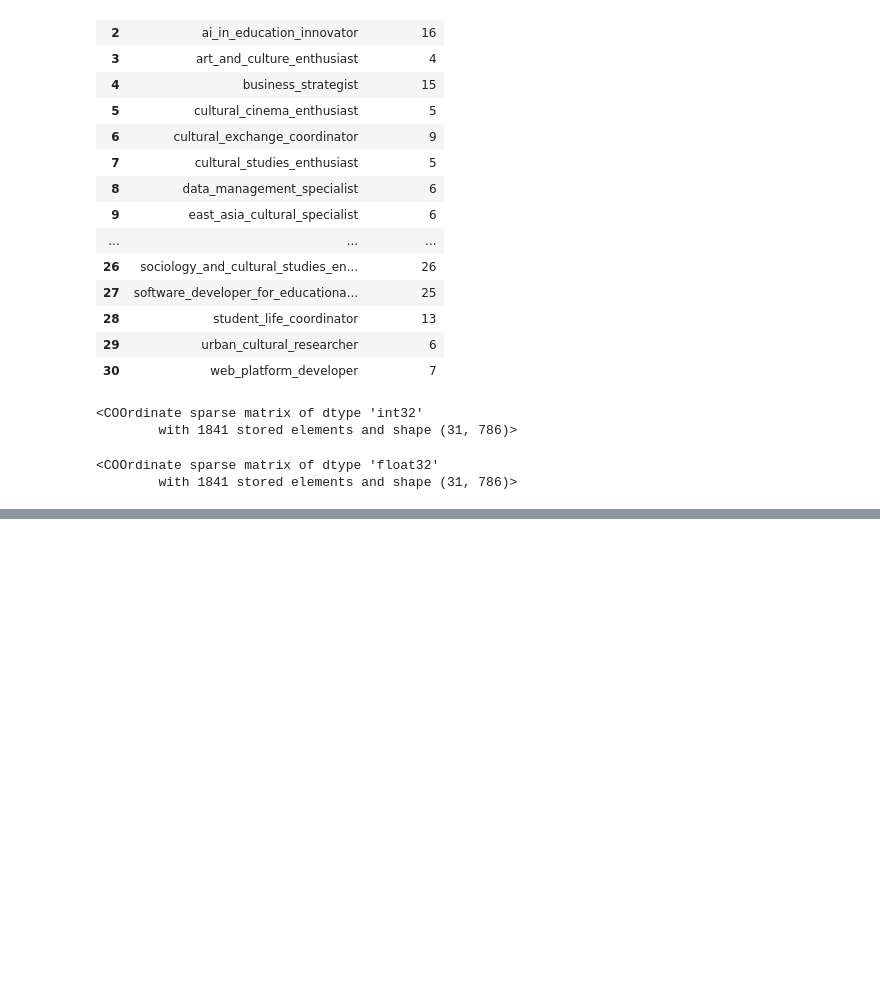
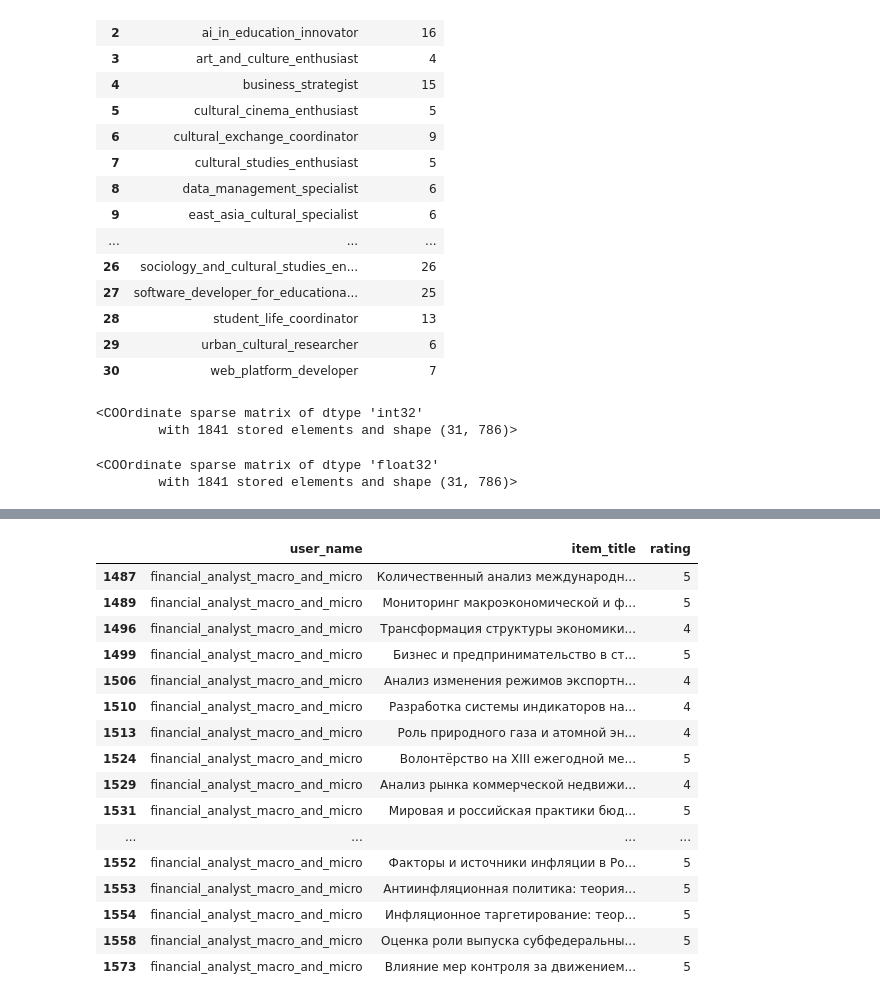
Before and after one commit to rushawx/diploma, a Jupyter notebook: paper/07_lightfm.ipynb, the cells around one changed output, grey strips where cells are left out. Saved outputs shown, nothing was run; the diff lists cells and outputs as text; code cells hidden in the pictures; blank space fills up the shorter version.

```diff
--- a/paper/07_lightfm.ipynb
+++ b/paper/07_lightfm.ipynb
@@ -502,0 +551,20 @@ with open(f"{output_dir_name}/preds_w_features.pkl", "wb") as f:
+# %%
+test[test["user_name"] == "financial_analyst_macro_and_micro"]
+# %% [output]
+|  | user_name | item_title | rating |
+| 1487 | financial_analyst_macro_and_micro | Количественный анализ международн... | 5 |
+| 1489 | financial_analyst_macro_and_micro | Мониторинг макроэкономической и ф... | 5 |
+| 1496 | financial_analyst_macro_and_micro | Трансформация структуры экономики... | 4 |
+| 1499 | financial_analyst_macro_and_micro | Бизнес и предпринимательство в ст... | 5 |
+| 1506 | financial_analyst_macro_and_micro | Анализ изменения режимов экспортн... | 4 |
+| 1510 | financial_analyst_macro_and_micro | Разработка системы индикаторов на... | 4 |
+| 1513 | financial_analyst_macro_and_micro | Роль природного газа и атомной эн... | 4 |
+| 1524 | financial_analyst_macro_and_micro | Волонтёрство на XIII ежегодной ме... | 5 |
+| 1529 | financial_analyst_macro_and_micro | Анализ рынка коммерческой недвижи... | 4 |
+| 1531 | financial_analyst_macro_and_micro | Мировая и российская практики бюд... | 5 |
+| ... | ... | ... | ... |
+| 1552 | financial_analyst_macro_and_micro | Факторы и источники инфляции в Ро... | 5 |
+| 1553 | financial_analyst_macro_and_micro | Антиинфляционная политика: теория... | 5 |
+| 1554 | financial_analyst_macro_and_micro | Инфляционное таргетирование: теор... | 5 |
+| 1558 | financial_analyst_macro_and_micro | Оценка роли выпуска субфедеральны... | 5 |
+| 1573 | financial_analyst_macro_and_micro | Влияние мер контроля за движением... | 5 |
```
Also changed, not shown: parts of 11 cells of this notebook, 3 other files.
